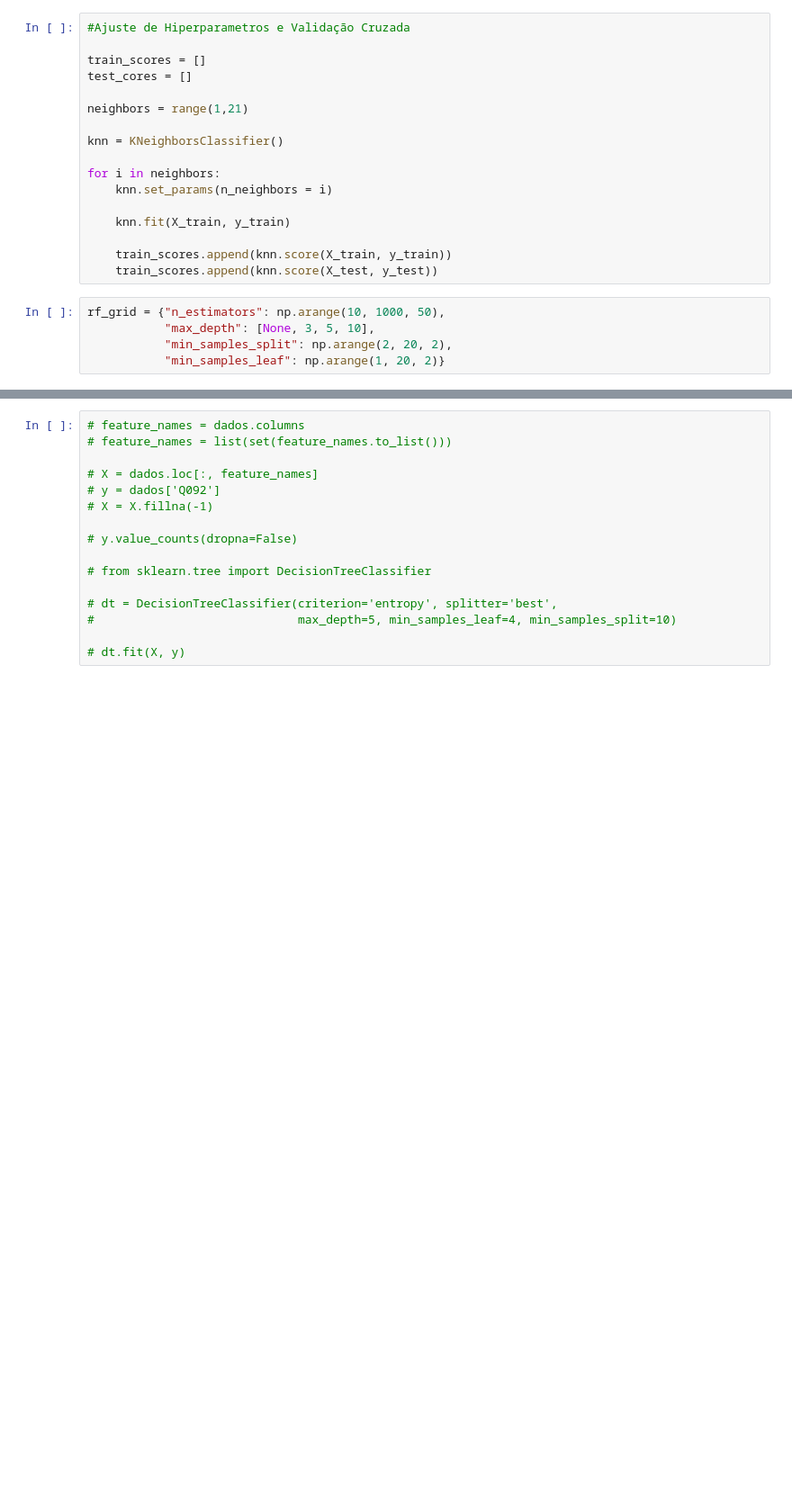
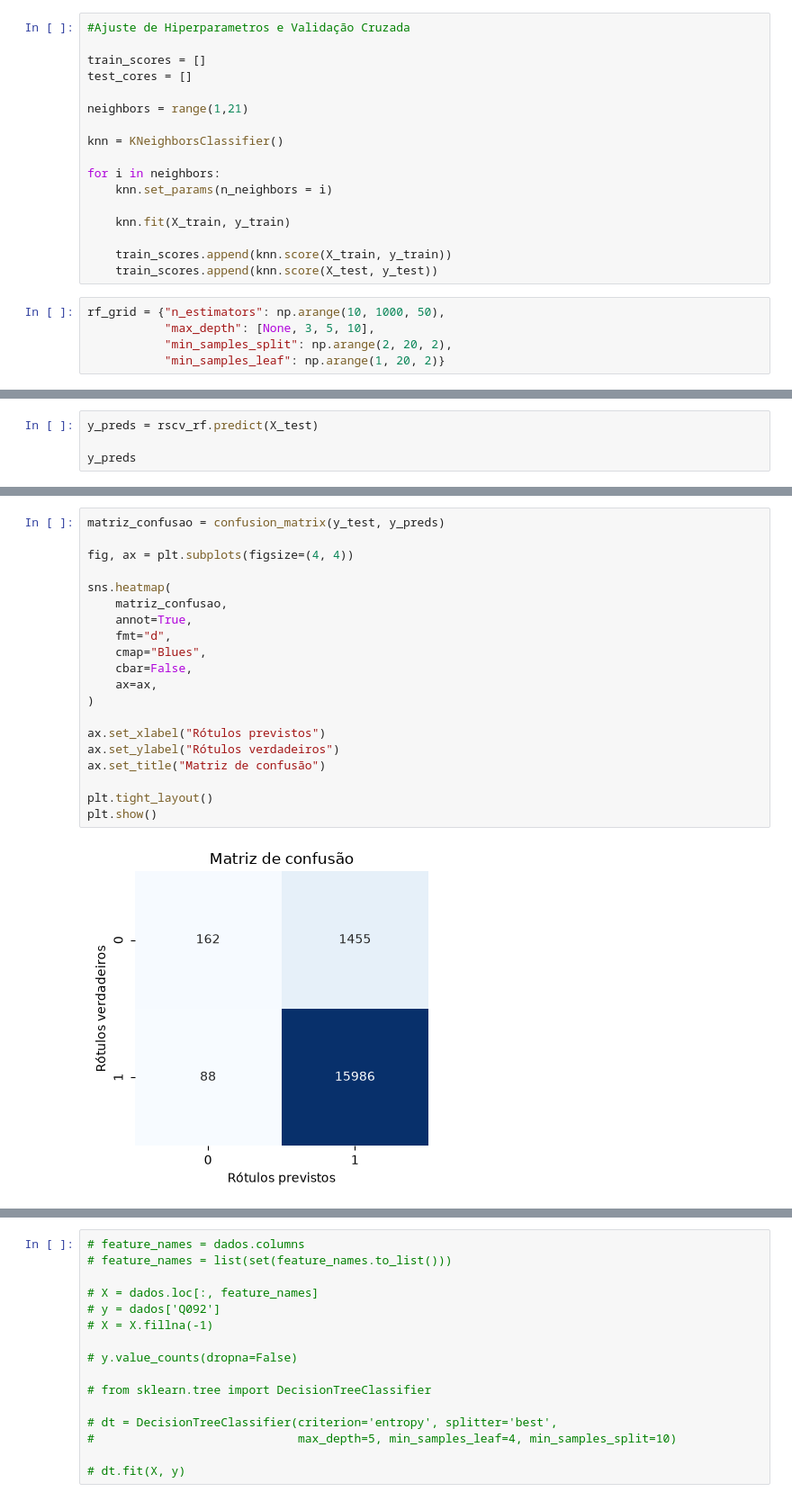
Before and after one commit to toni-cav/Analise_SIICUSP, a Jupyter notebook: exploratorio_depressao_e_sem_depressao.ipynb, the cells around one changed output, grey strips where cells are left out. Shown at 90% size. Cells and saved outputs as stored; diff of their text form; blank space fills up the shorter version.

```diff
--- a/exploratorio_depressao_e_sem_depressao.ipynb
+++ b/exploratorio_depressao_e_sem_depressao.ipynb
@@ -919,0 +949,4 @@ NotFittedError: This RandomizedSearchCV instance is not fitted yet. Call 'fit' w
+# %%
+y_preds = rscv_rf.predict(X_test)
+
+y_preds
@@ -919,0 +966,22 @@ NotFittedError: This RandomizedSearchCV instance is not fitted yet. Call 'fit' w
+# %%
+matriz_confusao = confusion_matrix(y_test, y_preds)
+
+fig, ax = plt.subplots(figsize=(4, 4))
+
+sns.heatmap(
+    matriz_confusao,
+    annot=True,
+    fmt="d",
+    cmap="Blues",
+    cbar=False,
+    ax=ax,
+)
+
+ax.set_xlabel("Rótulos previstos")
+ax.set_ylabel("Rótulos verdadeiros")
+ax.set_title("Matriz de confusão")
+
+plt.tight_layout()
+plt.show()
+# %% [output]
+[figure, added]
```
Also changed, not shown: parts of 16 cells of this notebook.
